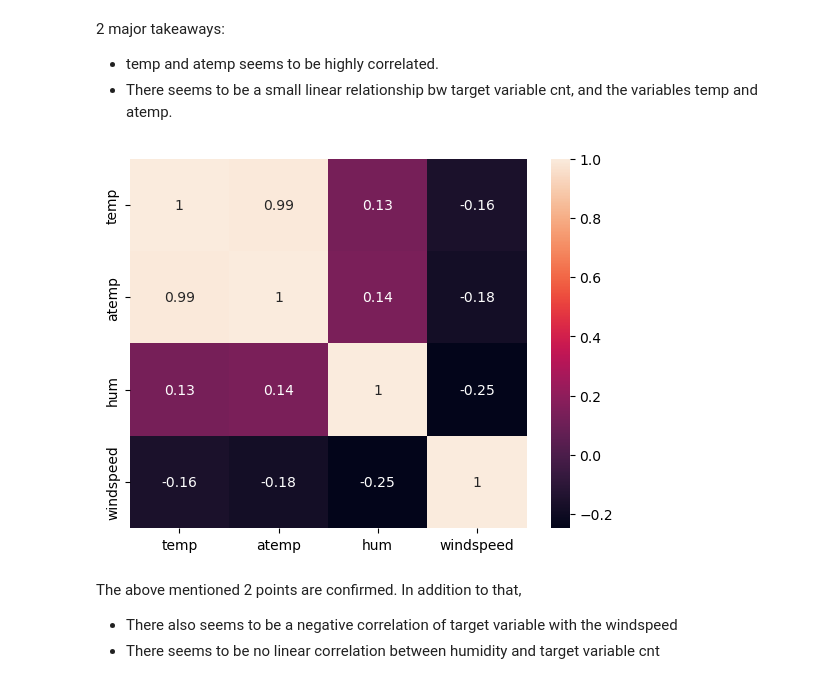
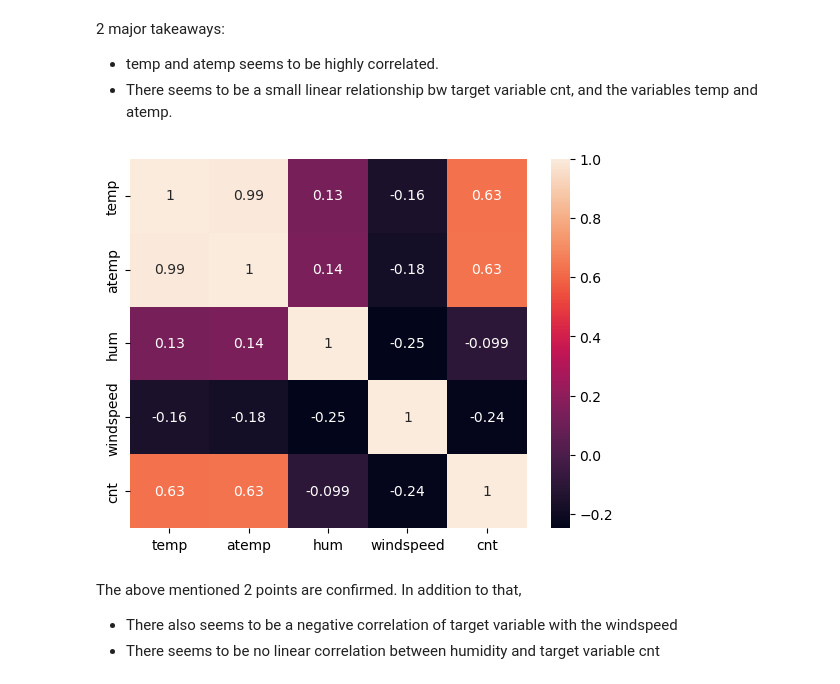
Before and after one commit to aswinj18/BikeSharingAssignment, a Jupyter notebook: BikeSharingAssignment.ipynb, the cells around one changed output. Drawn from its saved outputs; the diff is of its cells as text; code cells hidden in the pictures.

```diff
--- a/BikeSharingAssignment.ipynb
+++ b/BikeSharingAssignment.ipynb
@@ -81,13 +81,13 @@ df['season'] = df['season'].map({
     4: 'winter'
 })
 df['weekday'] = df['weekday'].map({
-    0: 'sun',
-    1: 'mon',
-    2: 'tue',
-    3: 'wed',
-    4: 'thu',
-    5: 'fri',
-    6: 'sat'
+    0: 'Tues',
+    1: 'Wed',
+    2: 'Thurs',
+    3: 'Fri',
+    4: 'Sat',
+    5: 'Sun',
+    6: 'Mon'
 })
 df['weathersit'] = df['weathersit'].map({
     1: 'best_weather',
@@ -170,10 +170,10 @@ plt.show()
 - temp and atemp seems to be highly correlated.
 - There seems to be a small linear relationship bw target variable cnt, and the variables temp and atemp.
 # %%
-sns.heatmap( df[ X_num_cols ].corr(), annot=True )
+sns.heatmap( df[ X_num_cols + [y_col] ].corr(), annot=True )
 plt.show()
 # %% [output]
-[figure, old version]
+[figure, new version]
 # %% [markdown]
 The above mentioned 2 points are confirmed. In addition to that,
 - There also seems to be a negative correlation of target variable with the windspeed
```
Also changed, not shown: parts of 78 cells of this notebook.
